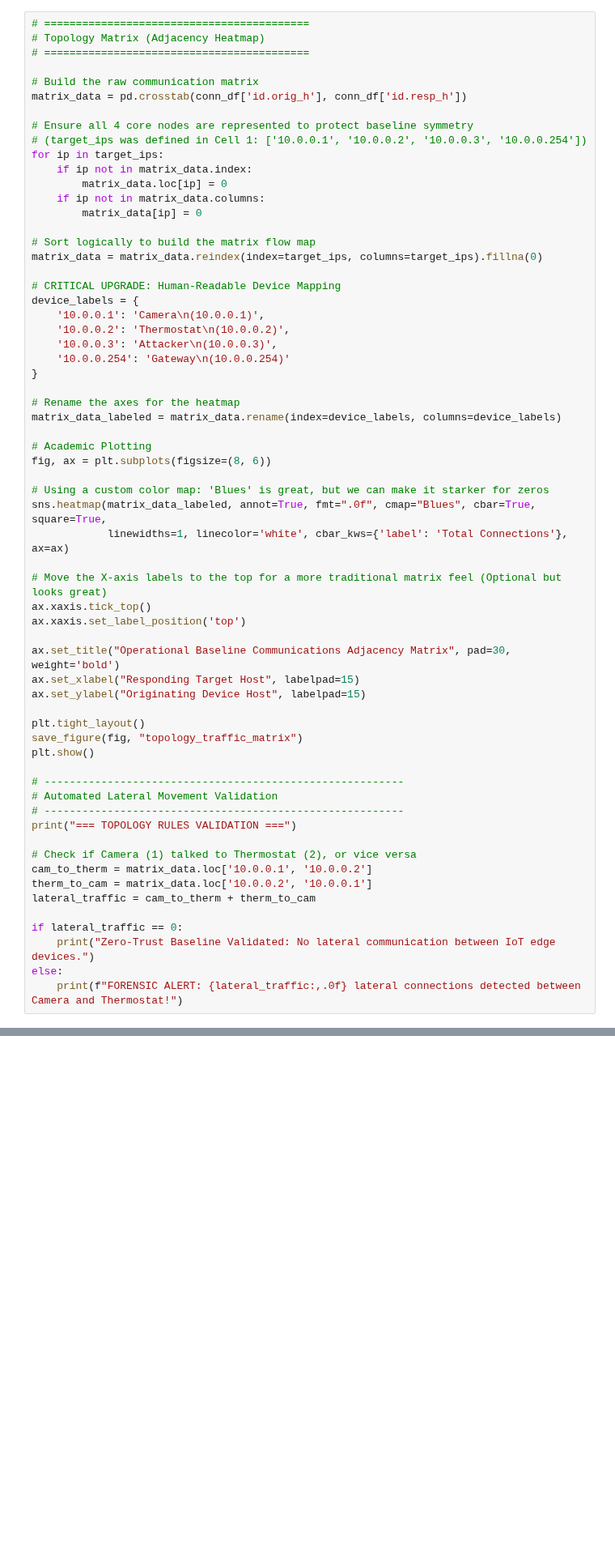
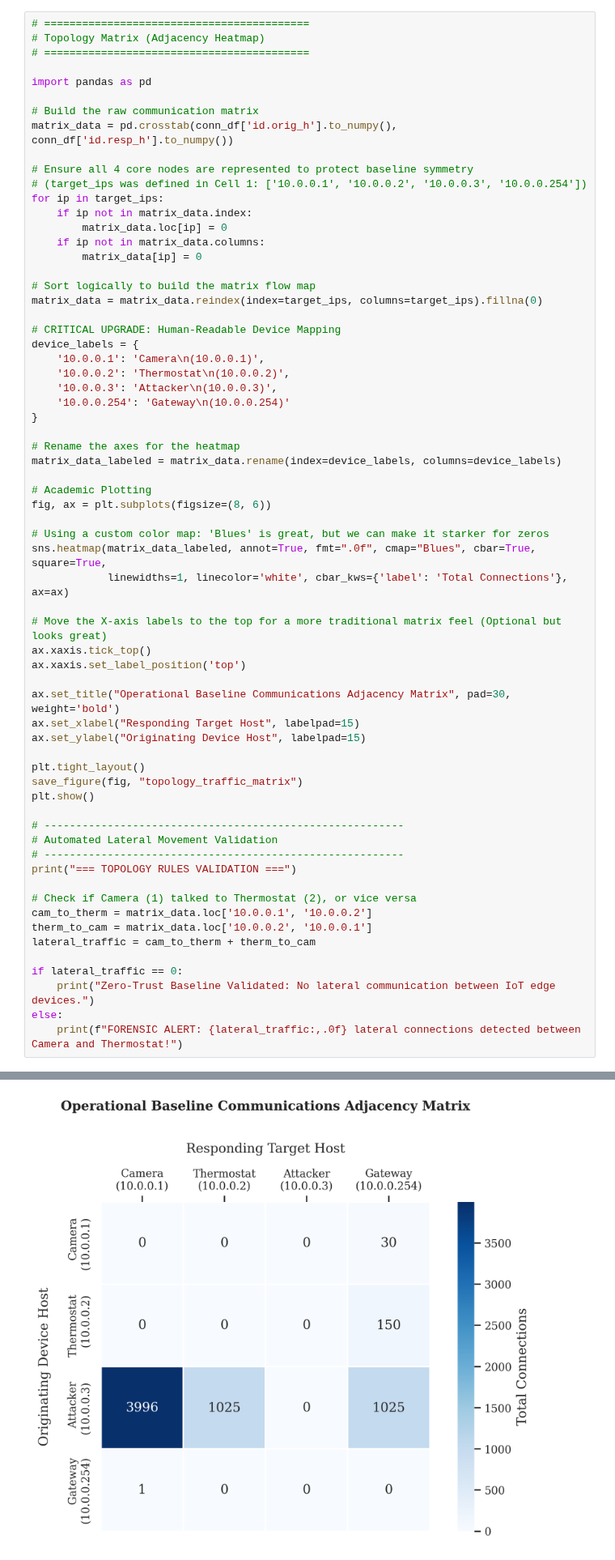
Before and after one commit to thismanera/iot_forensics_project, a Jupyter notebook: code/analysis/scenario2_analysis.ipynb, the cells around one changed output, grey strips where cells are left out. Shown at 81% size. Saved outputs shown, nothing was run; the diff lists cells and outputs as text; blank space fills up the shorter version.

Commit message:
Notebooks and figures loaded

```diff
--- a/code/analysis/scenario2_analysis.ipynb
+++ b/code/analysis/scenario2_analysis.ipynb
@@ -763,8 +763,10 @@ In the baseline, the camera and thermostat should only talk to the gateway, not
 # Topology Matrix (Adjacency Heatmap)
 # ==========================================
 
+import pandas as pd
+
 # Build the raw communication matrix
-matrix_data = pd.crosstab(conn_df['id.orig_h'], conn_df['id.resp_h'])
+matrix_data = pd.crosstab(conn_df['id.orig_h'].to_numpy(), conn_df['id.resp_h'].to_numpy())
 
 # Ensure all 4 core nodes are represented to protect baseline symmetry
 # (target_ips was defined in Cell 1: ['10.0.0.1', '10.0.0.2', '10.0.0.3', '10.0.0.254'])
@@ -825,0 +828 @@ ValueError: cannot reindex on an axis with duplicate labels
+[figure, added]
```
Also changed, not shown: parts of 3 cells of this notebook, 4 other files.
